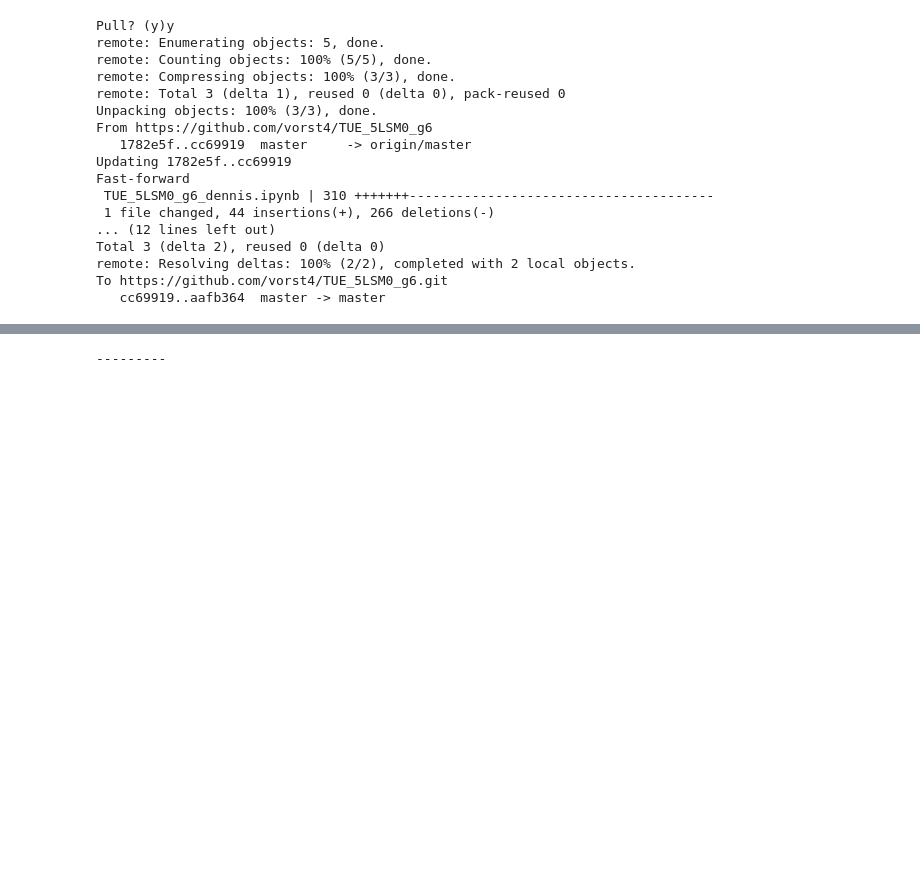
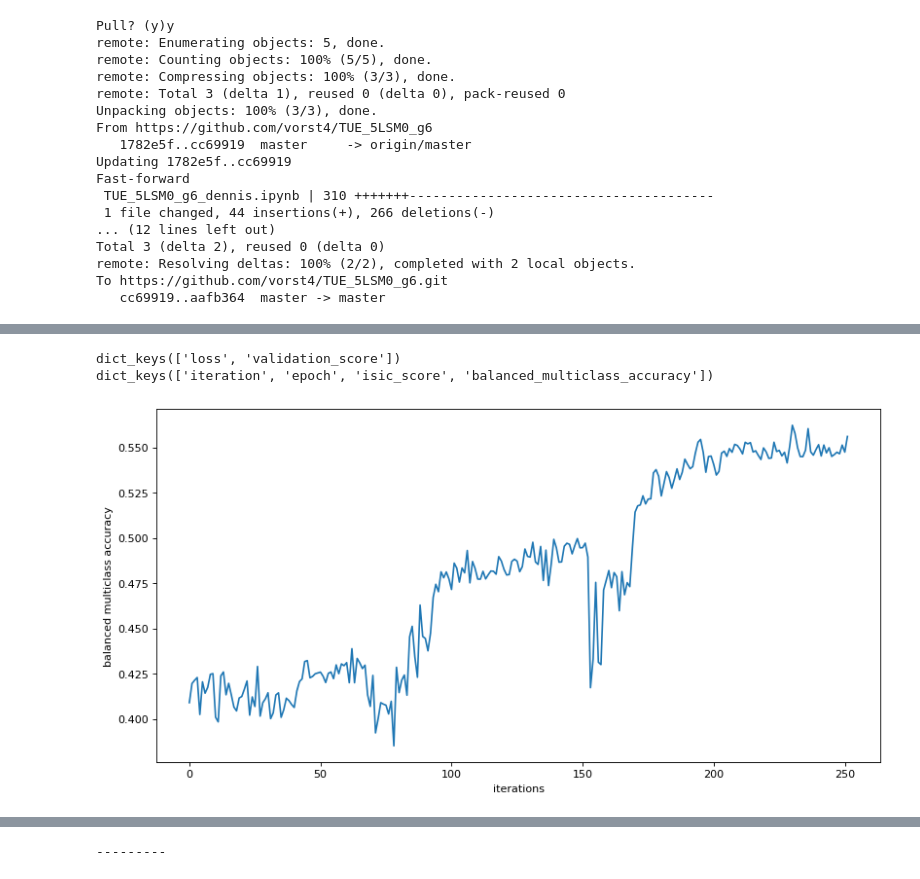
Before and after one commit to vorst4/TUE_5LSM0_g6, a Jupyter notebook: TUE_5LSM0_g6_dennis.ipynb, the cells around one changed output, grey strips where cells are left out. Saved outputs shown, nothing was run; the diff lists cells and outputs as text; code cells hidden in the pictures; blank space fills up the shorter version.

```diff
--- a/TUE_5LSM0_g6_dennis.ipynb
+++ b/TUE_5LSM0_g6_dennis.ipynb
@@ -315,0 +395,23 @@ Generated heatmap of random image. heatmap nv is the correct one
+# %%
+
+
+print(d.keys())
+
+print(d['validation_score'].keys())
+
+bma = d['validation_score']['balanced_multiclass_accuracy']
+
+# print(scr.keys())
+
+# print(len(arr))
+# scr
+fig=plt.figure(figsize=(12, 6), dpi= 80, facecolor='w', edgecolor='k')
+plt.plot(bma)
+plt.ylabel('balanced multiclass accuracy')
+plt.xlabel('iterations')
+# plt.ylim([0, 2])
+plt.show()
+# %% [output]
+dict_keys(['loss', 'validation_score'])
+dict_keys(['iteration', 'epoch', 'isic_score', 'balanced_multiclass_accuracy'])
+[figure, added]
```
Also changed, not shown: parts of 5 cells of this notebook.
